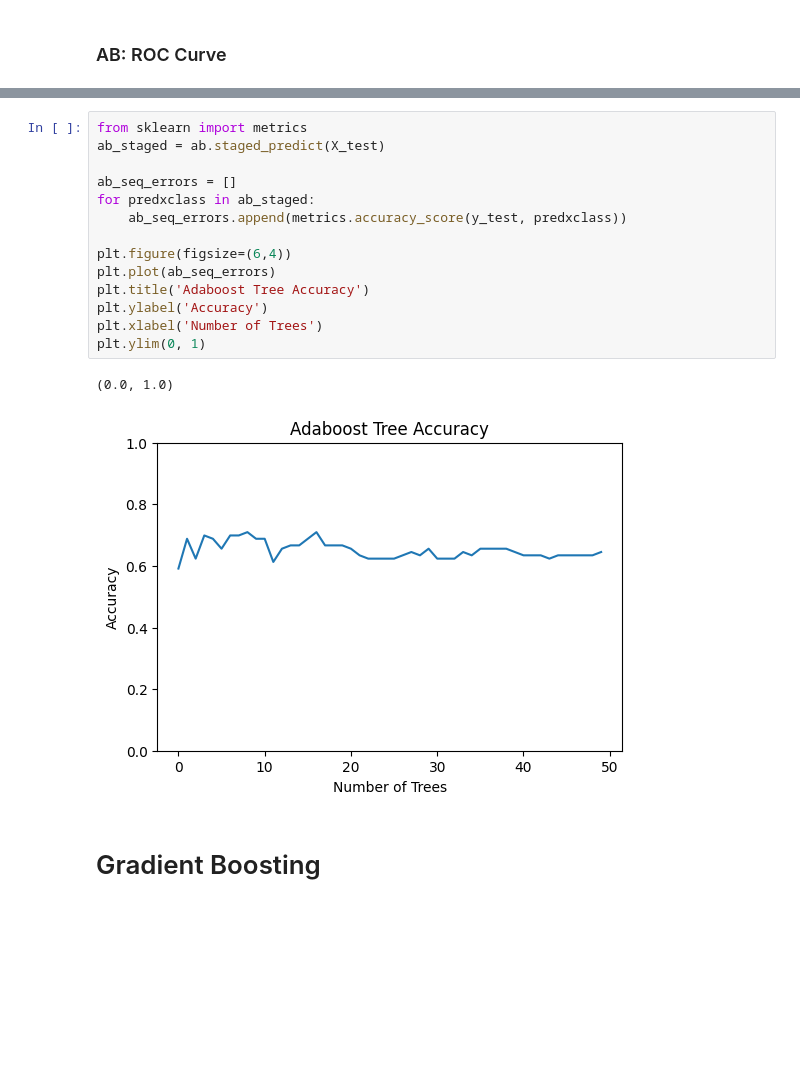
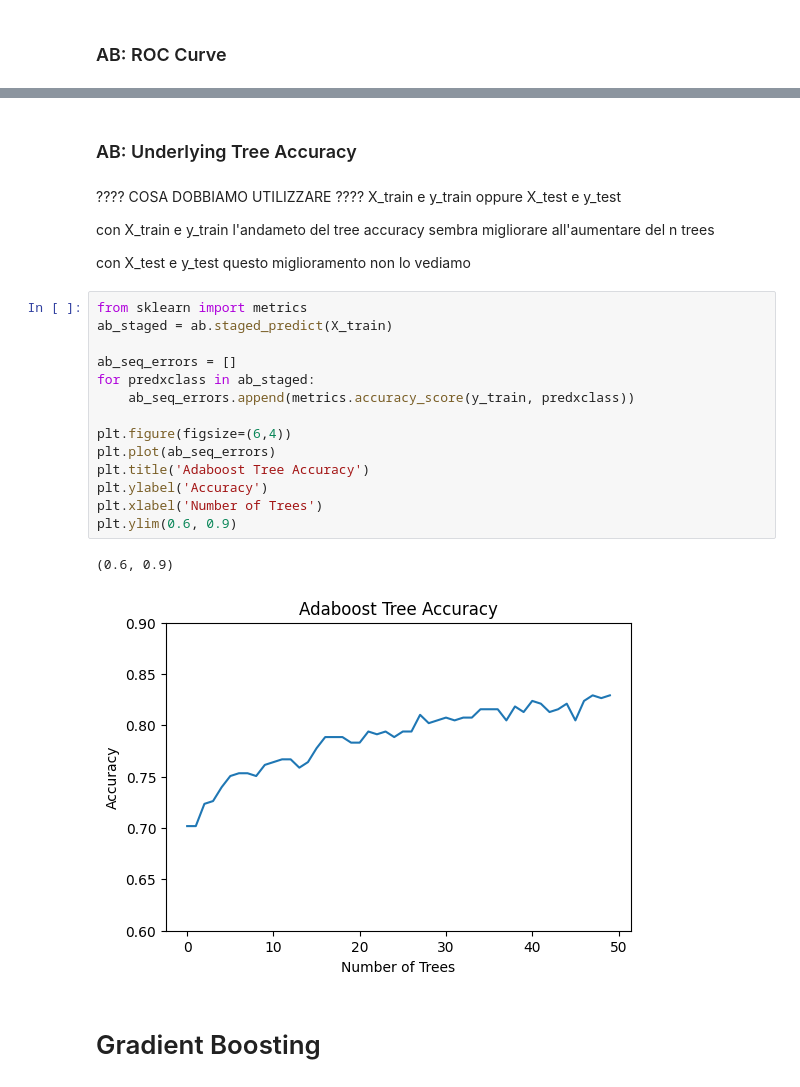
Before and after one commit to gabpedroni/SAheart-dataset-classification, a Jupyter notebook: projet1_Pedroni_Turchi.ipynb, the cells around one changed output, grey strips where cells are left out. Drawn from its saved outputs; the diff is of its cells as text; blank space fills up the shorter version.

```diff
--- a/projet1_Pedroni_Turchi.ipynb
+++ b/projet1_Pedroni_Turchi.ipynb
@@ -672,20 +679,28 @@ The area under the ROC Curve, using Adaboost, is: 0.606
+# %% [markdown]
+### AB: Underlying Tree Accuracy
+# %% [markdown]
+???? COSA DOBBIAMO UTILIZZARE ???? X_train e y_train oppure X_test e y_test
+
+con X_train e y_train l'andameto del tree accuracy sembra migliorare all'aumentare del n trees
+
+con X_test e y_test questo miglioramento non lo vediamo
 # %%
 from sklearn import metrics
-ab_staged = ab.staged_predict(X_test)
+ab_staged = ab.staged_predict(X_train)
 
 ab_seq_errors = []
 for predxclass in ab_staged:
-    ab_seq_errors.append(metrics.accuracy_score(y_test, predxclass))
+    ab_seq_errors.append(metrics.accuracy_score(y_train, predxclass))
 
 plt.figure(figsize=(6,4))
 plt.plot(ab_seq_errors)
 plt.title('Adaboost Tree Accuracy')
 plt.ylabel('Accuracy')
 plt.xlabel('Number of Trees')
-plt.ylim(0, 1)
+plt.ylim(0.6, 0.9)
 # %% [output]
-(0.0, 1.0)
+(0.6, 0.9)
-[figure, old version]
+[figure, new version]
 # %% [markdown]
 # Gradient Boosting
 # %% [markdown]
```
Also changed, not shown: parts of 40 cells of this notebook.
